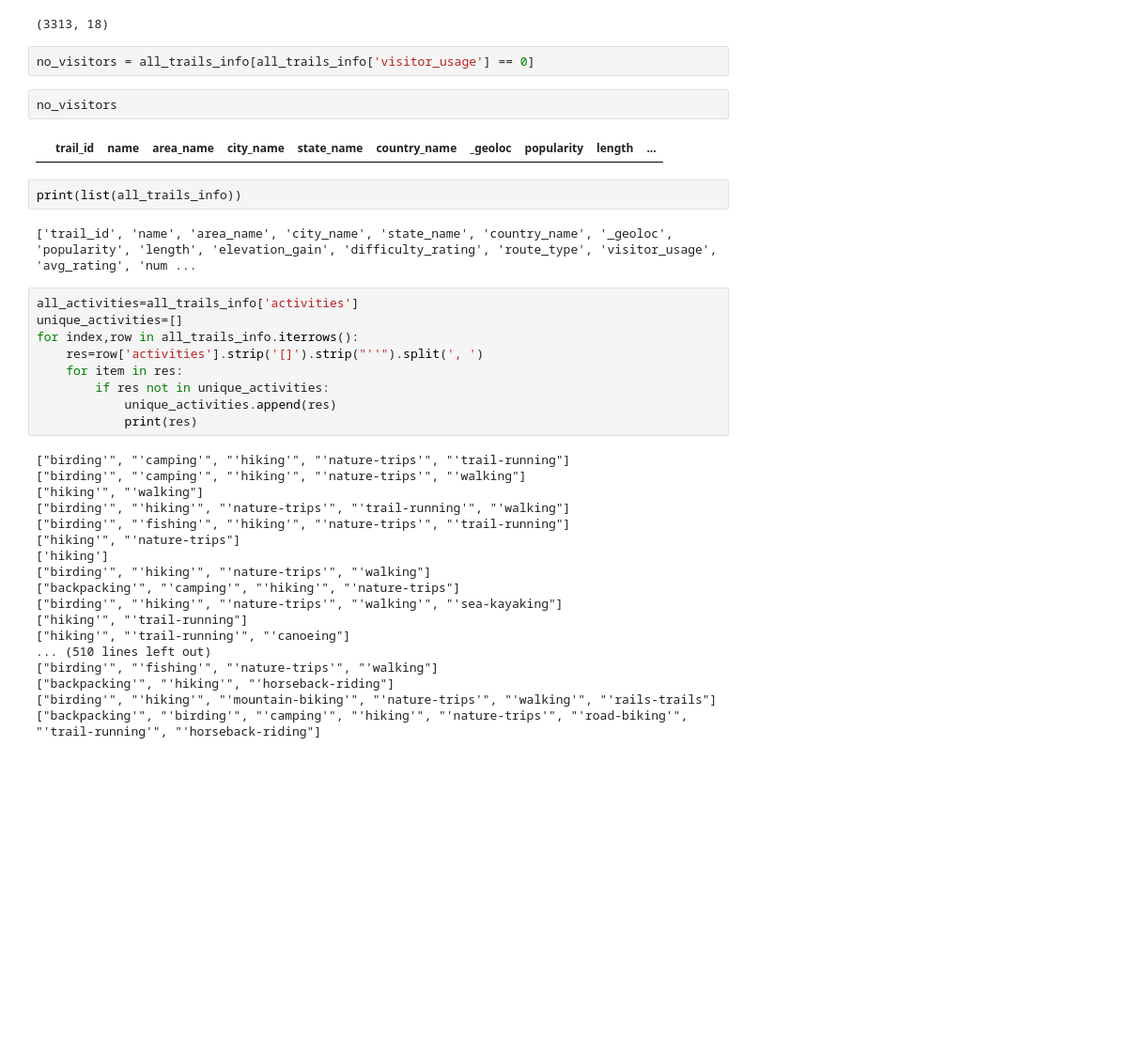
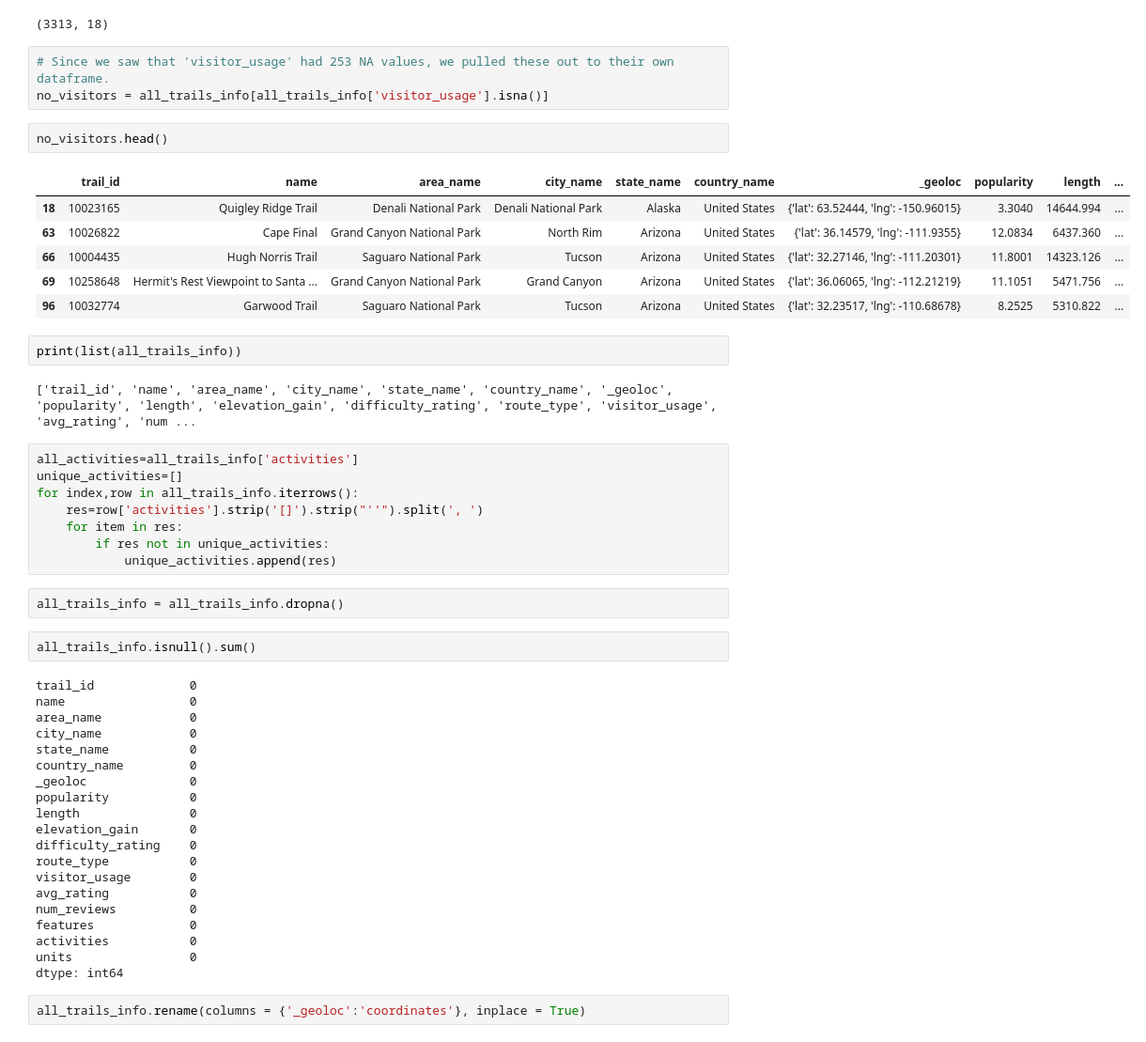
Before and after one commit to Jawert/National_Parks_Data_Analysis, a Jupyter notebook: National_Parks_Trails_Analysis.ipynb, the cells around one changed output. Shown: that part at 94% size. Drawn from its saved outputs; the diff is of its cells as text; blank space fills up the shorter version.

```diff
--- a/National_Parks_Trails_Analysis.ipynb
+++ b/National_Parks_Trails_Analysis.ipynb
@@ -82,12 +85,18 @@ dtype: int64
 all_trails_info.shape
 # %% [output]
 (3313, 18)
-# %%
-no_visitors = all_trails_info[all_trails_info['visitor_usage'] == 0]
+# %%
+# Since we saw that 'visitor_usage' had 253 NA values, we pulled these out to their own dataframe.
+no_visitors = all_trails_info[all_trails_info['visitor_usage'].isna()]
 # %%
-no_visitors
+no_visitors.head()
 # %% [output]
 |  | trail_id | name | area_name | city_name | state_name | country_name | _geoloc | popularity | length | ... |
+| 18 | 10023165 | Quigley Ridge Trail | Denali National Park | Denali National Park | Alaska | United States | {'lat': 63.52444, 'lng': -150.96015} | 3.3040 | 14644.994 | ... |
+| 63 | 10026822 | Cape Final | Grand Canyon National Park | North Rim | Arizona | United States | {'lat': 36.14579, 'lng': -111.9355} | 12.0834 | 6437.360 | ... |
+| 66 | 10004435 | Hugh Norris Trail | Saguaro National Park | Tucson | Arizona | United States | {'lat': 32.27146, 'lng': -111.20301} | 11.8001 | 14323.126 | ... |
+| 69 | 10258648 | Hermit's Rest Viewpoint to Santa ... | Grand Canyon National Park | Grand Canyon | Arizona | United States | {'lat': 36.06065, 'lng': -112.21219} | 11.1051 | 5471.756 | ... |
+| 96 | 10032774 | Garwood Trail | Saguaro National Park | Tucson | Arizona | United States | {'lat': 32.23517, 'lng': -110.68678} | 8.2525 | 5310.822 | ... |
 # %%
 print(list(all_trails_info))
 # %% [output]
@@ -100,22 +109,29 @@ for index,row in all_trails_info.iterrows():
     for item in res:
         if res not in unique_activities:
             unique_activities.append(res)
-            print(res)
-# %% [output]
-["birding'", "'camping'", "'hiking'", "'nature-trips'", "'trail-running"]
-["birding'", "'camping'", "'hiking'", "'nature-trips'", "'walking"]
-["hiking'", "'walking"]
-["birding'", "'hiking'", "'nature-trips'", "'trail-running'", "'walking"]
-["birding'", "'fishing'", "'hiking'", "'nature-trips'", "'trail-running"]
-["hiking'", "'nature-trips"]
-['hiking']
-["birding'", "'hiking'", "'nature-trips'", "'walking"]
-["backpacking'", "'camping'", "'hiking'", "'nature-trips"]
-["birding'", "'hiking'", "'nature-trips'", "'walking'", "'sea-kayaking"]
-["hiking'", "'trail-running"]
-["hiking'", "'trail-running'", "'canoeing"]
-... (510 lines left out)
-["birding'", "'fishing'", "'nature-trips'", "'walking"]
-["backpacking'", "'hiking'", "'horseback-riding"]
-["birding'", "'hiking'", "'mountain-biking'", "'nature-trips'", "'walking'", "'rails-trails"]
-["backpacking'", "'birding'", "'camping'", "'hiking'", "'nature-trips'", "'road-biking'", "'trail-running'", "'horseback-riding"]
+# %%
+all_trails_info = all_trails_info.dropna()
+# %%
+all_trails_info.isnull().sum()
+# %% [output]
+trail_id             0
+name                 0
+area_name            0
+city_name            0
+state_name           0
+country_name         0
+_geoloc              0
+popularity           0
+length               0
+elevation_gain       0
+difficulty_rating    0
+route_type           0
+visitor_usage        0
+avg_rating           0
+num_reviews          0
+features             0
+activities           0
+units                0
+dtype: int64
+# %%
+all_trails_info.rename(columns = {'_geoloc':'coordinates'}, inplace = True)
```
Also changed, not shown: parts of 4 cells of this notebook, 1 other file.
